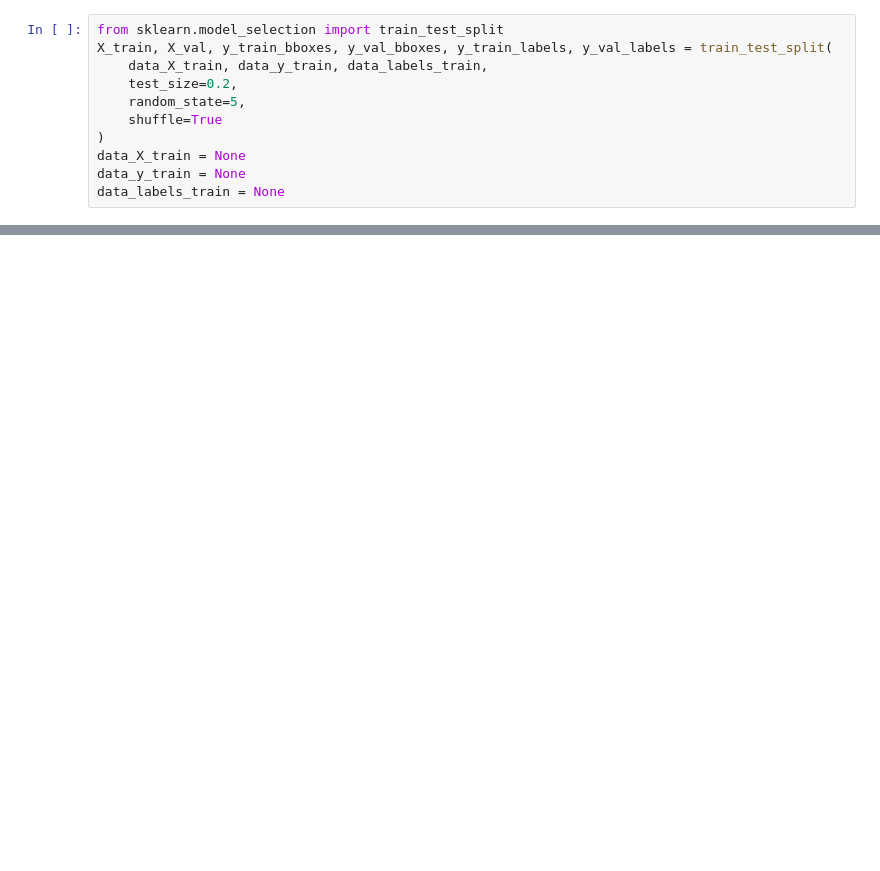
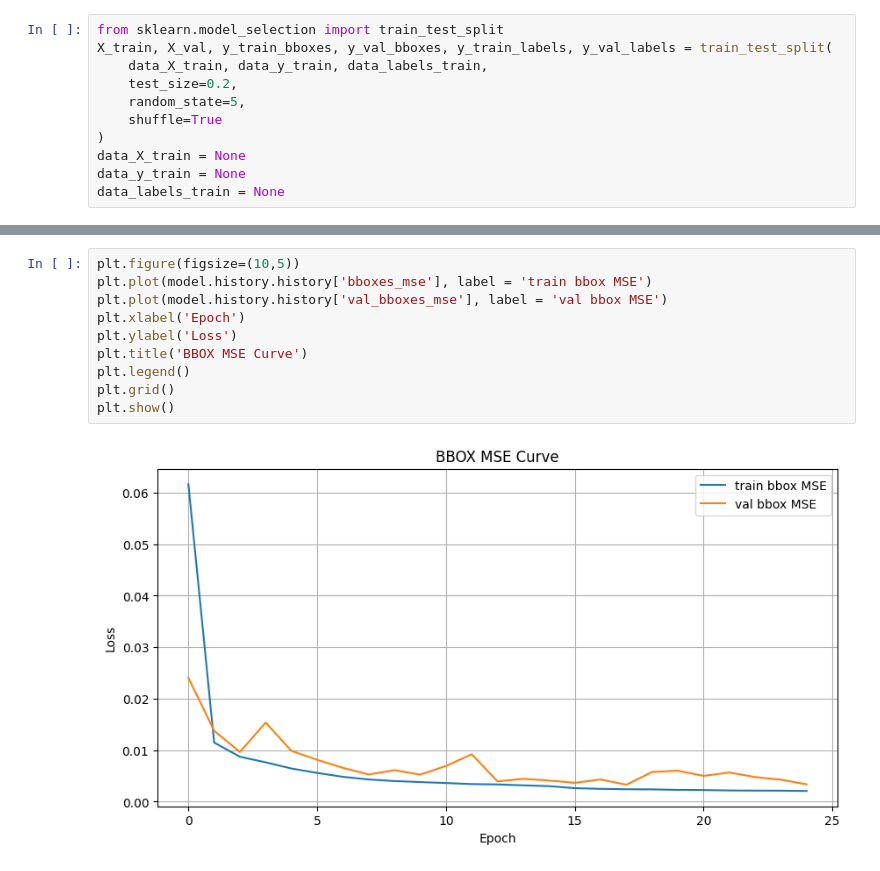
Before and after one commit to waltervoikar/number-identification, a Jupyter notebook: CNN.ipynb, the cells around one changed output, grey strips where cells are left out. Drawn from its saved outputs; the diff is of its cells as text; blank space fills up the shorter version.

```diff
--- a/CNN.ipynb
+++ b/CNN.ipynb
@@ -158,0 +203,12 @@ model.fit(
+# %%
+plt.figure(figsize=(10,5))
+plt.plot(model.history.history['bboxes_mse'], label = 'train bbox MSE')
+plt.plot(model.history.history['val_bboxes_mse'], label = 'val bbox MSE')
+plt.xlabel('Epoch')
+plt.ylabel('Loss')
+plt.title('BBOX MSE Curve')
+plt.legend()
+plt.grid()
+plt.show()
+# %% [output]
+[figure, added]
```
Also changed, not shown: parts of 12 cells of this notebook, 1 other file.
